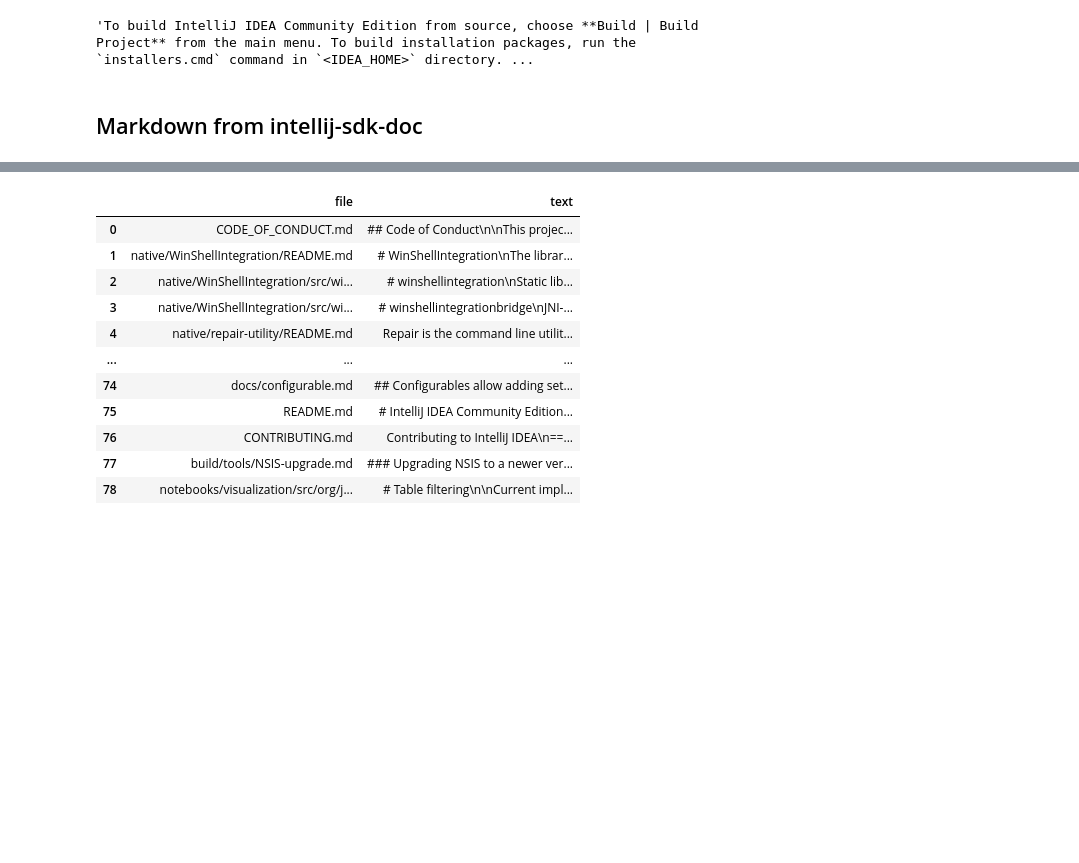
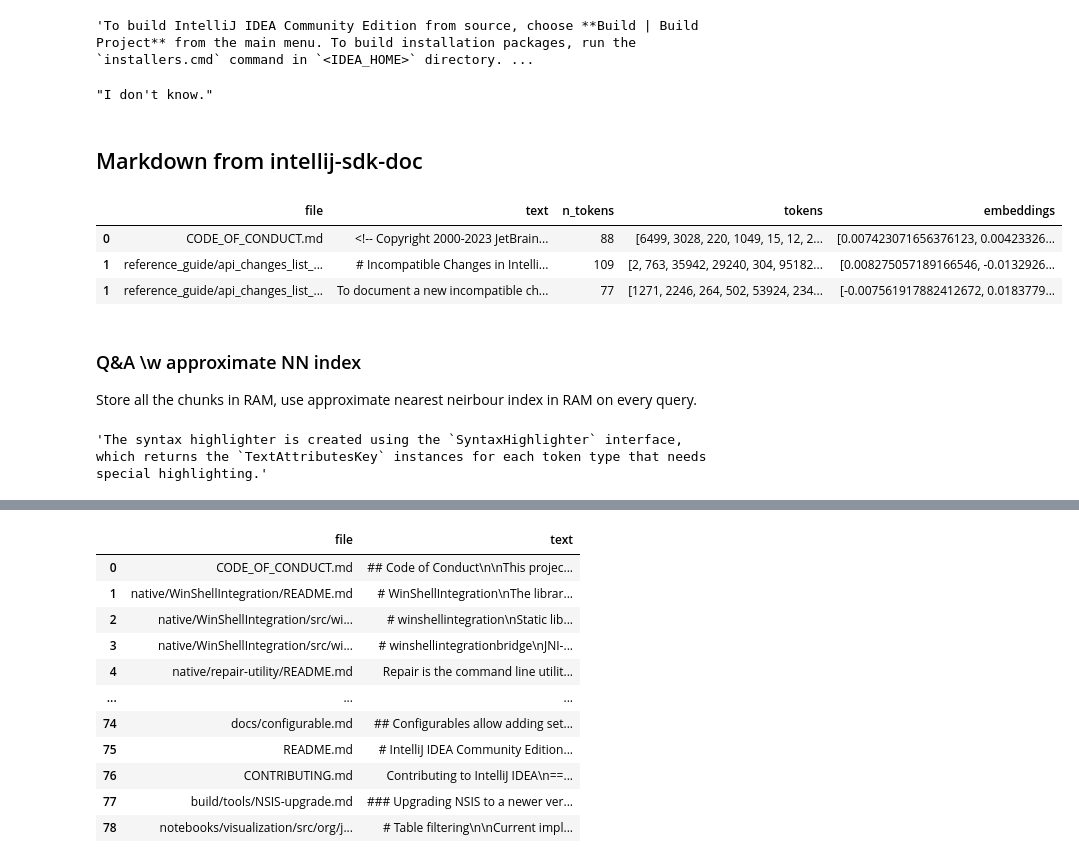
Before and after one commit to bzz/jet-search, a Jupyter notebook: gpt3_doc_q_and_a.ipynb, the cells around one changed output, grey strips where cells are left out. Saved outputs shown, nothing was run; the diff lists cells and outputs as text; code cells hidden in the pictures; blank space fills up the shorter version.

```diff
--- a/gpt3_doc_q_and_a.ipynb
+++ b/gpt3_doc_q_and_a.ipynb
@@ -3,2 +7,21 @@
+# %%
+import os
+
+model="text-embedding-ada-002"
+
+ij_doc_embeddings='ij-community-markdown_ddca03838_mdchunk_embeddings.pkl.gz'
+ij_sdk_embeddings='ij-sdk-docs-markdown_c2a526bcc_mdchunk_embeddings.pkl.gz'
+
+ON_COLAB = 'google.colab' in str(get_ipython())
+if not os.path.exists(ij_doc_embeddings):
+    if ON_COLAB:
+        from google.colab import auth
+        auth.authenticate_user()
+
+        !gsutil cp "gc://semantic-cs/$ij_doc_embeddings"
+        !gsutil cp "gc://semantic-cs/$ij_sdk_embeddings"
+    else:
+        !wget "https://storage.googleapis.com/semantic-cs/$ij_doc_embeddings"
+        !wget "https://storage.googleapis.com/semantic-cs/$ij_sdk_embeddings"
 # %% [markdown]
 ## Markdown from intellij-community
@@ -21,5 +142,9 @@ openai.api_key = os.getenv("OPENAI_API_KEY")
 answer_question(df_ij_doc, question="How do I build IntelliJ Idea?", max_len=1000, debug=False)
 # %% [output]
 'To build IntelliJ IDEA Community Edition from source, choose **Build | Build Project** from the main menu. To build installation packages, run the `installers.cmd` command in `<IDEA_HOME>` directory. ...
+# %%
+answer_question(df_ij_doc, question="How to create a custom syntax highlighter?", max_len=1000, debug=False)
+# %% [output]
+"I don't know."
 # %% [markdown]
 ## Markdown from intellij-sdk-doc
@@ -34,0 +151,14 @@ df_sdk = pd.read_pickle(sdk_doc_embeddings)
+# %%
+import pandas as pd
+df_sdk = pd.read_pickle(ij_sdk_embeddings)
+# %%
+df_sdk.head(3)
+# %% [output]
+|  | file | text | n_tokens | tokens | embeddings |
+| 0 | CODE_OF_CONDUCT.md | <!-- Copyright 2000-2023 JetBrain... | 88 | [6499, 3028, 220, 1049, 15, 12, 2... | [0.007423071656376123, 0.00423326... |
+| 1 | reference_guide/api_changes_list_... | # Incompatible Changes in Intelli... | 109 | [2, 763, 35942, 29240, 304, 95182... | [0.008275057189166546, -0.0132926... |
+| 1 | reference_guide/api_changes_list_... | To document a new incompatible ch... | 77 | [1271, 2246, 264, 502, 53924, 234... | [-0.007561917882412672, 0.0183779... |
+# %% [markdown]
+### Q&A \w approximate NN index
+
+Store all the chunks in RAM, use approximate nearest neirbour index in RAM on every query.
@@ -35 +205,8 @@ df_sdk = pd.read_pickle(sdk_doc_embeddings)
+# %%
+openai.api_key = os.getenv("OPENAI_API_KEY")
+
+index.nprobe = 20 # number of buckets to visit, tradeoff between speed and accuracy
+answer_question(df_sdk, question="How to create a custom syntax highlighter?", max_len=1800, debug=False, context_factory=faiss_context)
+# %% [output]
+'The syntax highlighter is created using the `SyntaxHighlighter` interface, which returns the `TextAttributesKey` instances for each token type that needs special highlighting.'
 # %%
```
Also changed, not shown: parts of 72 cells of this notebook.
